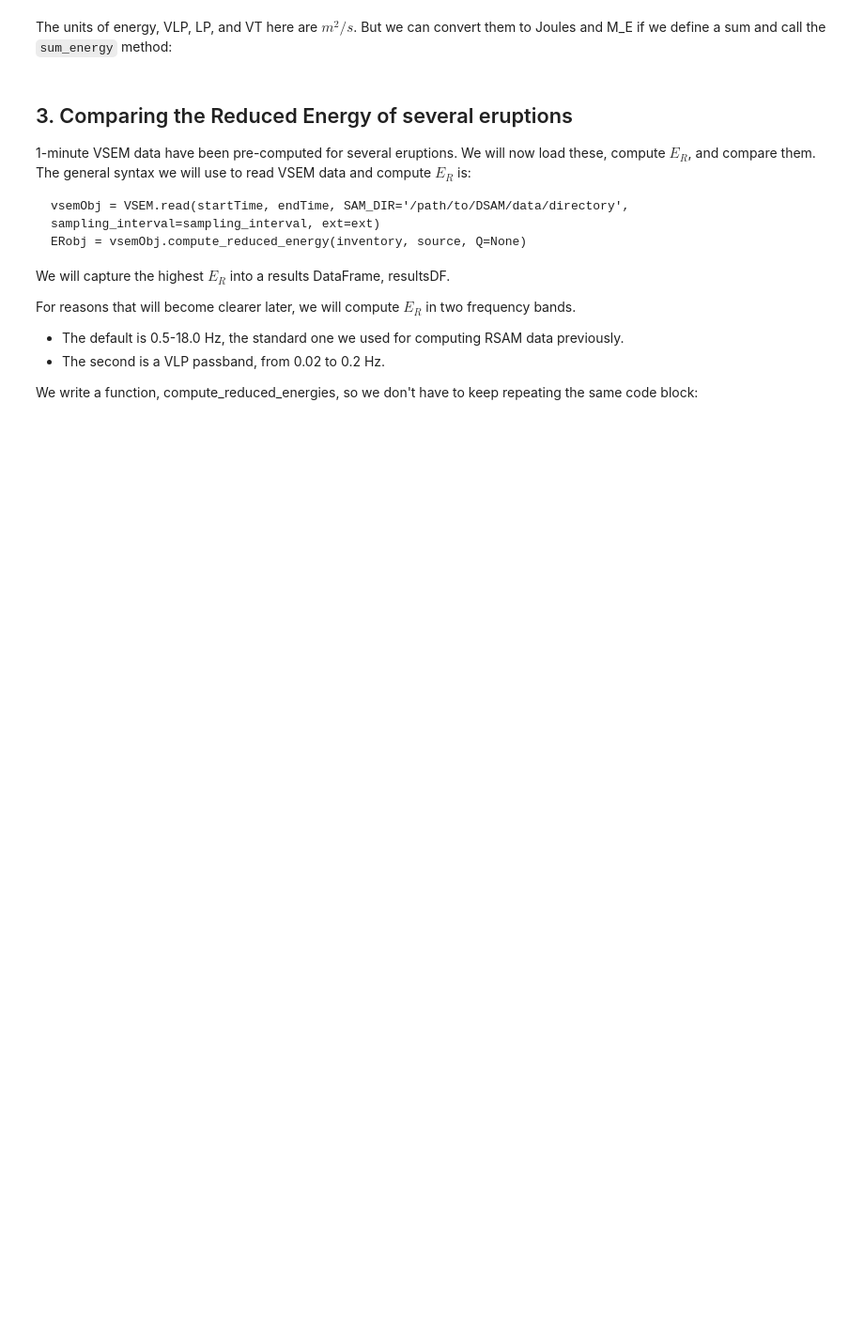
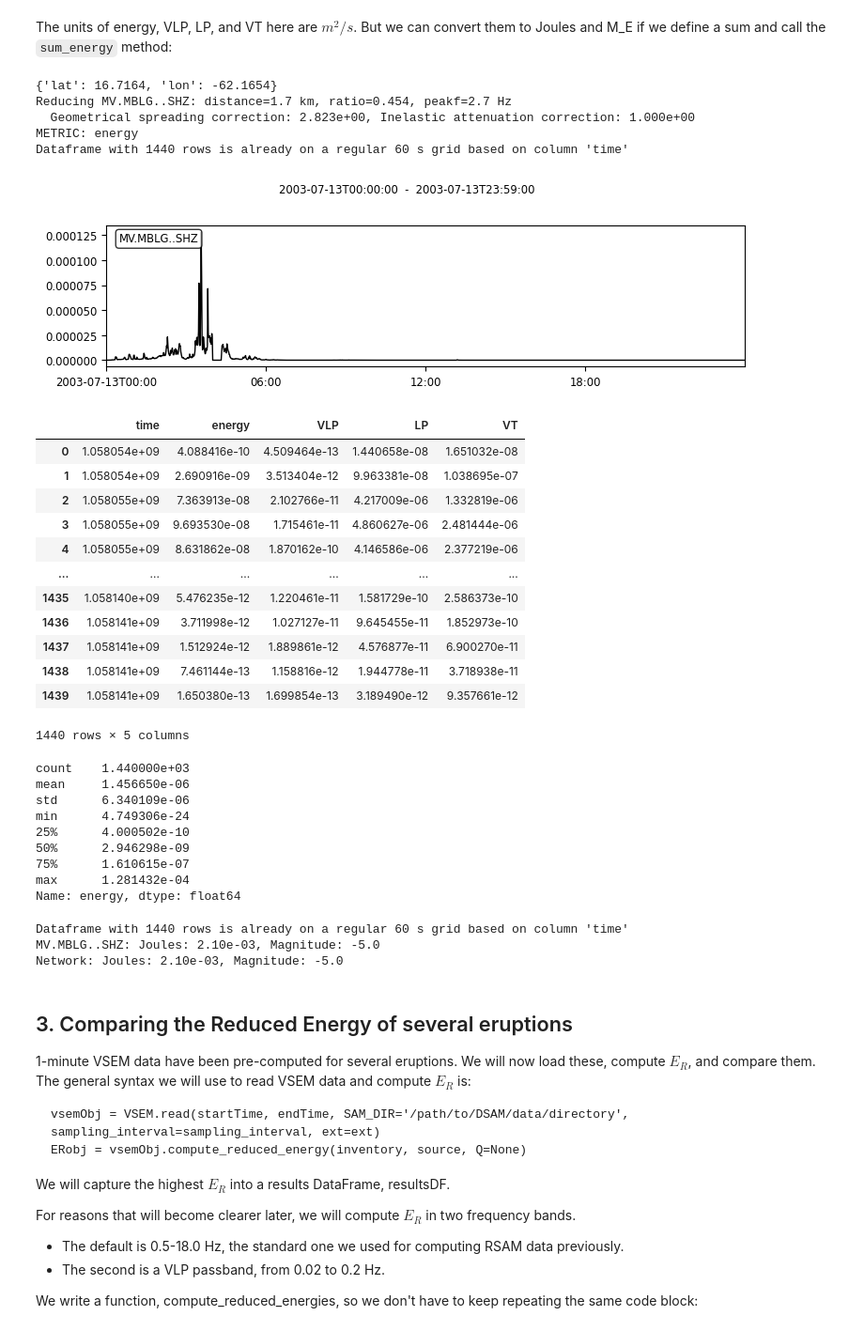
Before and after one commit to gthompson/CompSciS26, a Jupyter notebook: week11/170_Energy_Magnitude.ipynb, the cells around one changed output. Shown at 94% size. Drawn from its saved outputs; the diff is of its cells as text; code cells hidden in the pictures; blank space fills up the shorter version.

```diff
--- a/week11/170_Energy_Magnitude.ipynb
+++ b/week11/170_Energy_Magnitude.ipynb
@@ -157,14 +230,49 @@ The units of energy, VLP, LP, and VT here are $m^2/s$. But we can convert them t
 # %%
 # Define a source location for SHV. Station distances to this lat/lon are used to "reduce" the displacement to 1 km distance.
 source = {'lat':16.7164, 'lon':-62.1654}
 print(source)
 
 # Generate a Reduced Energy object, assuming body waves (surfaceWaves=False) and no inelastic attenuation (Q=None)
 ERobj = vsemObj.compute_reduced_energy(inv, source, Q=None)
 ERobj.plot(metrics='energy')
+ids = ERobj.seed_ids
+display(ERobj.dataframes[ids[0]])
+display(ERobj.dataframes[ids[0]]['energy'].describe())
 
 # Compute Energy Magnitude
 E, ME = ERobj.sum_energy()
+# %% [output]
+{'lat': 16.7164, 'lon': -62.1654}
+Reducing MV.MBLG..SHZ: distance=1.7 km, ratio=0.454, peakf=2.7 Hz
+  Geometrical spreading correction: 2.823e+00, Inelastic attenuation correction: 1.000e+00
+METRIC: energy
+Dataframe with 1440 rows is already on a regular 60 s grid based on column 'time'
+[figure, added]
+|  | time | energy | VLP | LP | VT |
+| 0 | 1.058054e+09 | 4.088416e-10 | 4.509464e-13 | 1.440658e-08 | 1.651032e-08 |
+| 1 | 1.058054e+09 | 2.690916e-09 | 3.513404e-12 | 9.963381e-08 | 1.038695e-07 |
+| 2 | 1.058055e+09 | 7.363913e-08 | 2.102766e-11 | 4.217009e-06 | 1.332819e-06 |
+| 3 | 1.058055e+09 | 9.693530e-08 | 1.715461e-11 | 4.860627e-06 | 2.481444e-06 |
+| 4 | 1.058055e+09 | 8.631862e-08 | 1.870162e-10 | 4.146586e-06 | 2.377219e-06 |
+| ... | ... | ... | ... | ... | ... |
+| 1435 | 1.058140e+09 | 5.476235e-12 | 1.220461e-11 | 1.581729e-10 | 2.586373e-10 |
+| 1436 | 1.058141e+09 | 3.711998e-12 | 1.027127e-11 | 9.645455e-11 | 1.852973e-10 |
+| 1437 | 1.058141e+09 | 1.512924e-12 | 1.889861e-12 | 4.576877e-11 | 6.900270e-11 |
+| 1438 | 1.058141e+09 | 7.461144e-13 | 1.158816e-12 | 1.944778e-11 | 3.718938e-11 |
+| 1439 | 1.058141e+09 | 1.650380e-13 | 1.699854e-13 | 3.189490e-12 | 9.357661e-12 |
+1440 rows × 5 columns
+count    1.440000e+03
+mean     1.456650e-06
+std      6.340109e-06
+min      4.749306e-24
+25%      4.000502e-10
+50%      2.946298e-09
+75%      1.610615e-07
+max      1.281432e-04
+Name: energy, dtype: float64
+Dataframe with 1440 rows is already on a regular 60 s grid based on column 'time'
+MV.MBLG..SHZ: Joules: 2.10e-03, Magnitude: -5.0
+Network: Joules: 2.10e-03, Magnitude: -5.0
 # %% [markdown]
 ## 3. Comparing the Reduced Energy of several eruptions
 
```
Also changed, not shown: parts of 6 cells of this notebook.
